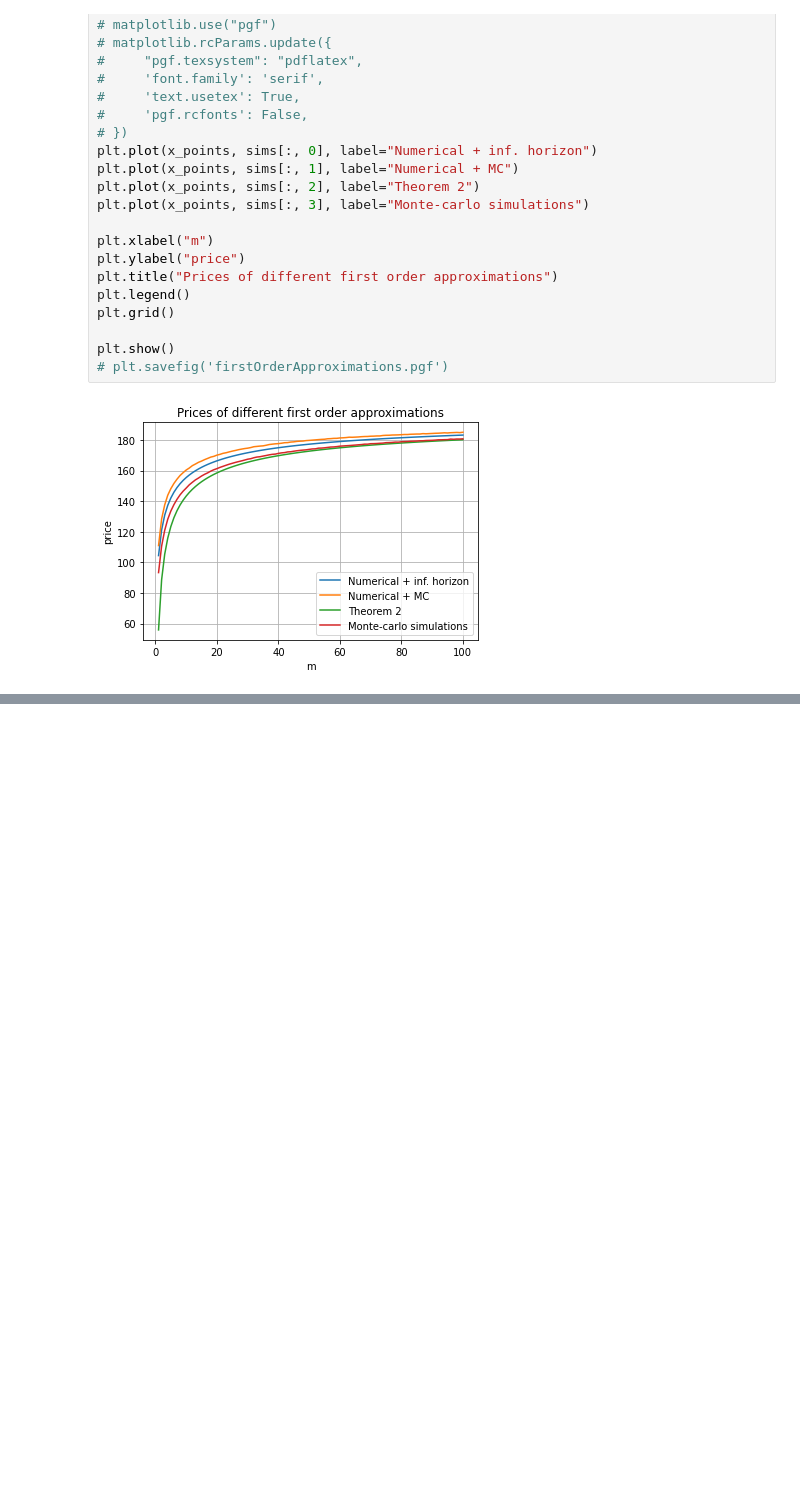
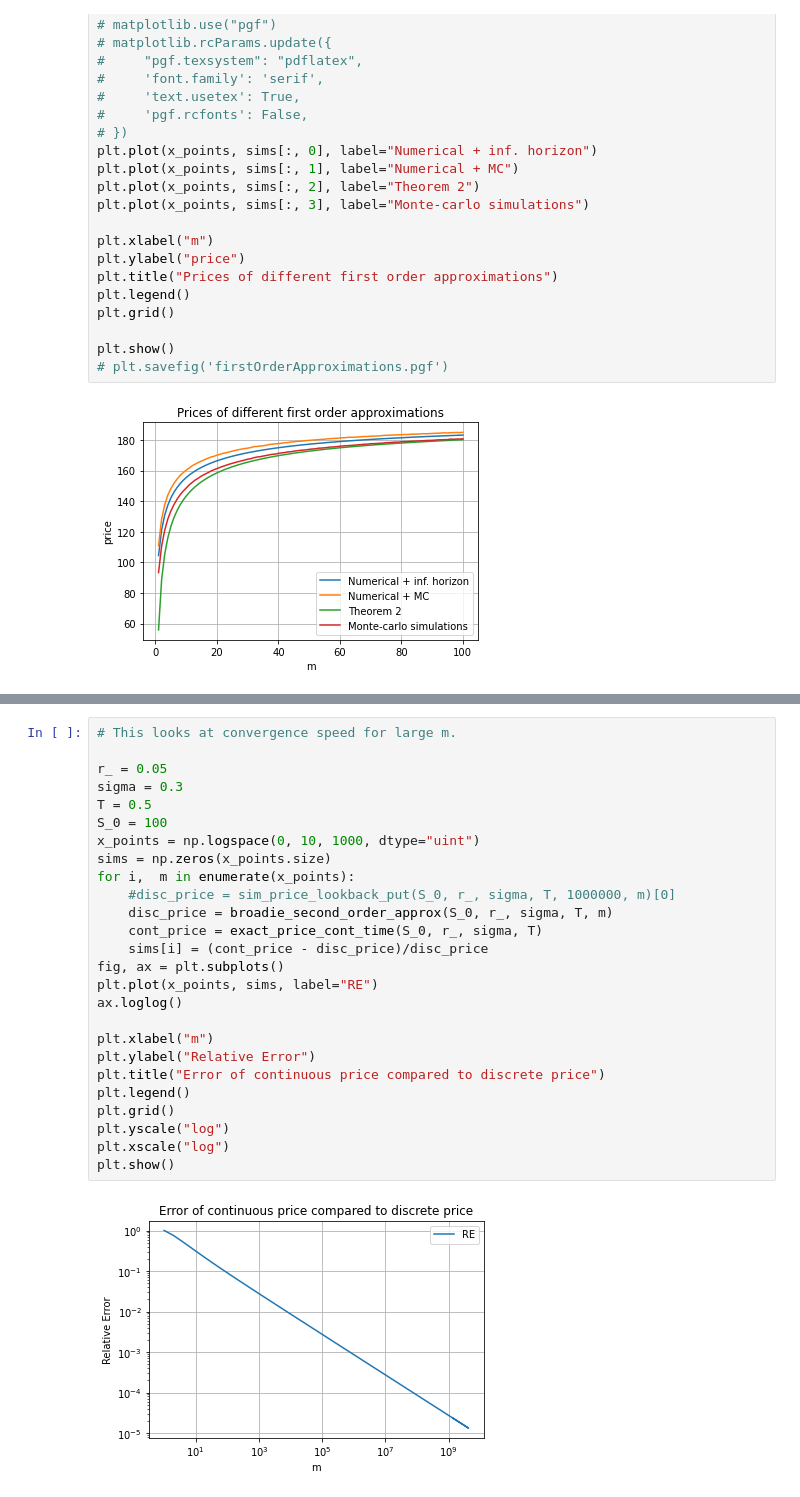
Before and after one commit to WoutervDijk/Thesis, a Jupyter notebook: notebooks/Cleaned_Notebook.ipynb, the cells around one changed output, grey strips where cells are left out. Drawn from its saved outputs; the diff is of its cells as text; blank space fills up the shorter version.

```diff
--- a/notebooks/Cleaned_Notebook.ipynb
+++ b/notebooks/Cleaned_Notebook.ipynb
@@ -261,0 +310,28 @@ plt.show()
+# %%
+# This looks at convergence speed for large m.
+
+r_ = 0.05
+sigma = 0.3
+T = 0.5
+S_0 = 100
+x_points = np.logspace(0, 10, 1000, dtype="uint")
+sims = np.zeros(x_points.size)
+for i,  m in enumerate(x_points):
+    #disc_price = sim_price_lookback_put(S_0, r_, sigma, T, 1000000, m)[0]
+    disc_price = broadie_second_order_approx(S_0, r_, sigma, T, m)
+    cont_price = exact_price_cont_time(S_0, r_, sigma, T)
+    sims[i] = (cont_price - disc_price)/disc_price
+fig, ax = plt.subplots()
+plt.plot(x_points, sims, label="RE")
+ax.loglog()
+
+plt.xlabel("m")
+plt.ylabel("Relative Error")
+plt.title("Error of continuous price compared to discrete price")
+plt.legend()
+plt.grid()
+plt.yscale("log")
+plt.xscale("log")
+plt.show()
+# %% [output]
+[figure, added]
```
Also changed, not shown: parts of 7 cells of this notebook, 1 other file.
